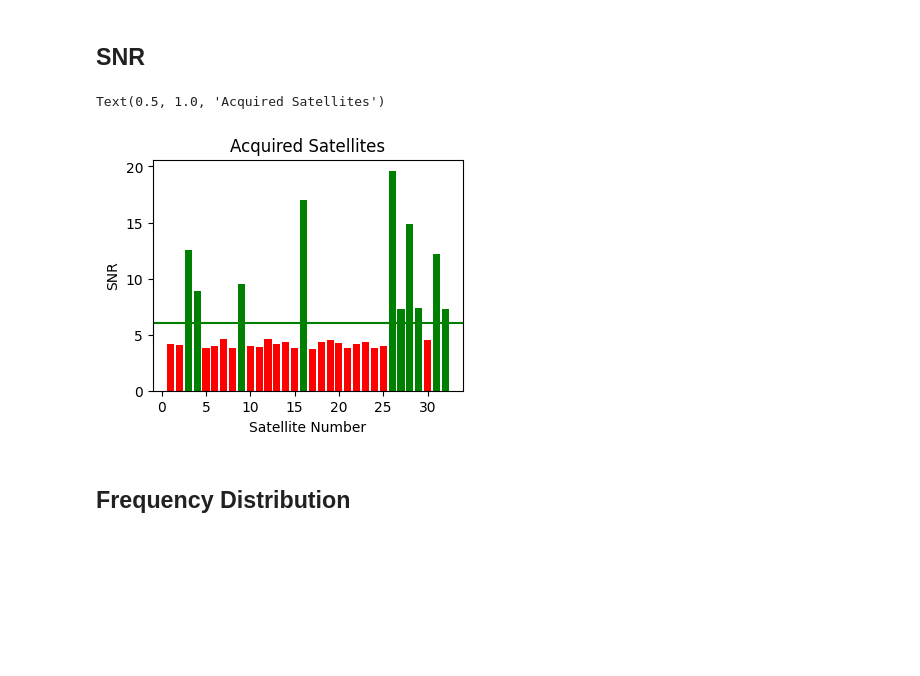
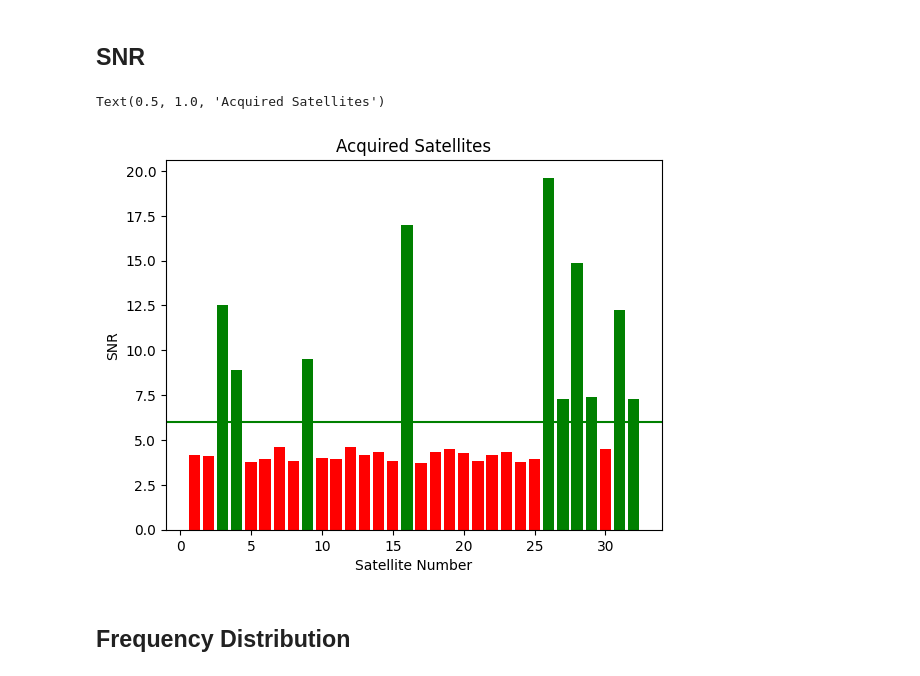
Before and after one commit to seds-umd/gps-model, a Jupyter notebook: experiments/gps_graphs.ipynb, the cells around one changed output. Drawn from its saved outputs; the diff is of its cells as text; code cells hidden in the pictures; blank space fills up the shorter version.

```diff
--- a/gps_graphs.ipynb
+++ b/experiments/gps_graphs.ipynb
@@ -56,20 +56,21 @@ results = np.array(results)
 # %%
 threshold = 6
 
 good = results[results[:, 3] > threshold]
 bad = results[results[:, 3] <= threshold]
 
-plt.figure(figsize=(4, 3))
+# plt.figure(figsize=(4, 3))
+plt.figure()
 plt.bar(good[:, 0], good[:, 3], color='g')
 plt.bar(bad[:, 0], bad[:, 3], color='r')
 plt.axhline(y=threshold, zorder=-1, color='g')
 
 plt.xlabel("Satellite Number")
 plt.ylabel("SNR")
 plt.title("Acquired Satellites")
 # %% [output]
 Text(0.5, 1.0, 'Acquired Satellites')
-[figure, old version]
+[figure, new version]
 # %% [markdown]
 ## Frequency Distribution
 # %%
```
Also changed, not shown: 5 other files.
